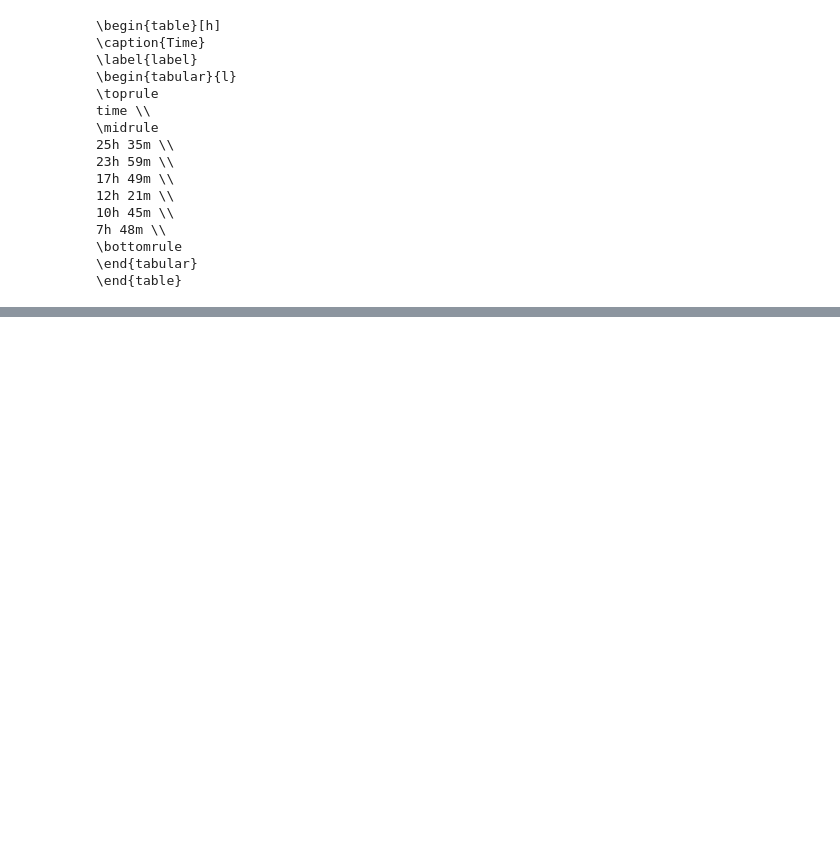
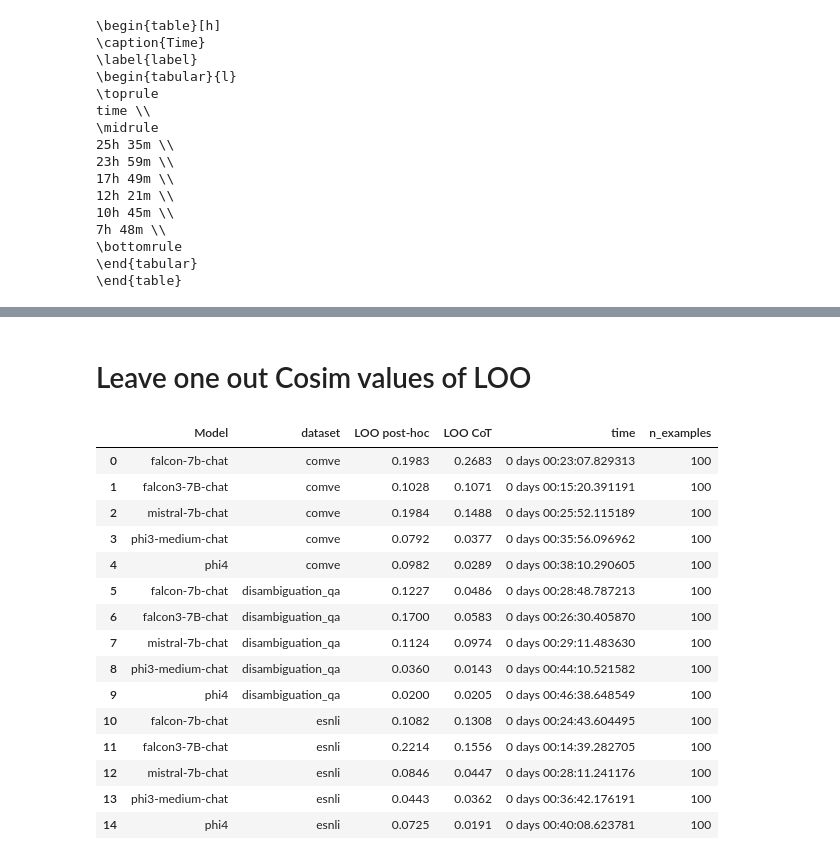
Before and after one commit to Rickvanderveen/FACT-AI, a Jupyter notebook: CC-SHAP/result_analysis.ipynb, the cells around one changed output, grey strips where cells are left out. Saved outputs shown, nothing was run; the diff lists cells and outputs as text; code cells hidden in the pictures; blank space fills up the shorter version.

```diff
--- a/CC-SHAP/result_analysis.ipynb
+++ b/CC-SHAP/result_analysis.ipynb
@@ -312,0 +383,39 @@ time \\
+# %% [markdown]
+# Leave one out Cosim values of LOO
+# %%
+cosim_loo_dataframe = []
+models = ["phi3-medium-chat", "falcon-7b-chat", "phi4", "mistral-7b-chat", "falcon3-7B-chat"]
+tests = ["loo-posthoc", "loo-cot"]
+for experiment in experiments_loo:
+    result = ExperimentResult(load_json_file(experiment))
+
+    args = result.args
+    if find_arg(args, "model_name") in models and set(tests).issubset(result.tests):
+        cosim_loo_dataframe.append({
+            "Model": find_arg(args, "model_name"),
+            "dataset": find_arg(args, "c_task"),
+            "LOO post-hoc": np.mean(np.array(result.get_variable("loo_cosim_posthoc"))),
+            "LOO CoT": np.mean(np.array(result.get_variable("loo_cosim_cot"))),
+            "time": result.time_elapsed,
+            "n_examples": len(result.examples_names()),
+        })
+cosim_loo_dataframe = pd.DataFrame(cosim_loo_dataframe)
+cosim_loo_dataframe = cosim_loo_dataframe.sort_values(by=['dataset', 'Model']).reset_index(drop=True)
+cosim_loo_dataframe
+# %% [output]
+|  | Model | dataset | LOO post-hoc | LOO CoT | time | n_examples |
+| 0 | falcon-7b-chat | comve | 0.1983 | 0.2683 | 0 days 00:23:07.829313 | 100 |
+| 1 | falcon3-7B-chat | comve | 0.1028 | 0.1071 | 0 days 00:15:20.391191 | 100 |
+| 2 | mistral-7b-chat | comve | 0.1984 | 0.1488 | 0 days 00:25:52.115189 | 100 |
+| 3 | phi3-medium-chat | comve | 0.0792 | 0.0377 | 0 days 00:35:56.096962 | 100 |
+| 4 | phi4 | comve | 0.0982 | 0.0289 | 0 days 00:38:10.290605 | 100 |
+| 5 | falcon-7b-chat | disambiguation_qa | 0.1227 | 0.0486 | 0 days 00:28:48.787213 | 100 |
+| 6 | falcon3-7B-chat | disambiguation_qa | 0.1700 | 0.0583 | 0 days 00:26:30.405870 | 100 |
+| 7 | mistral-7b-chat | disambiguation_qa | 0.1124 | 0.0974 | 0 days 00:29:11.483630 | 100 |
+| 8 | phi3-medium-chat | disambiguation_qa | 0.0360 | 0.0143 | 0 days 00:44:10.521582 | 100 |
+| 9 | phi4 | disambiguation_qa | 0.0200 | 0.0205 | 0 days 00:46:38.648549 | 100 |
+| 10 | falcon-7b-chat | esnli | 0.1082 | 0.1308 | 0 days 00:24:43.604495 | 100 |
+| 11 | falcon3-7B-chat | esnli | 0.2214 | 0.1556 | 0 days 00:14:39.282705 | 100 |
+| 12 | mistral-7b-chat | esnli | 0.0846 | 0.0447 | 0 days 00:28:11.241176 | 100 |
+| 13 | phi3-medium-chat | esnli | 0.0443 | 0.0362 | 0 days 00:36:42.176191 | 100 |
+| 14 | phi4 | esnli | 0.0725 | 0.0191 | 0 days 00:40:08.623781 | 100 |
```
Also changed, not shown: parts of 15 cells of this notebook, 1 other file.
